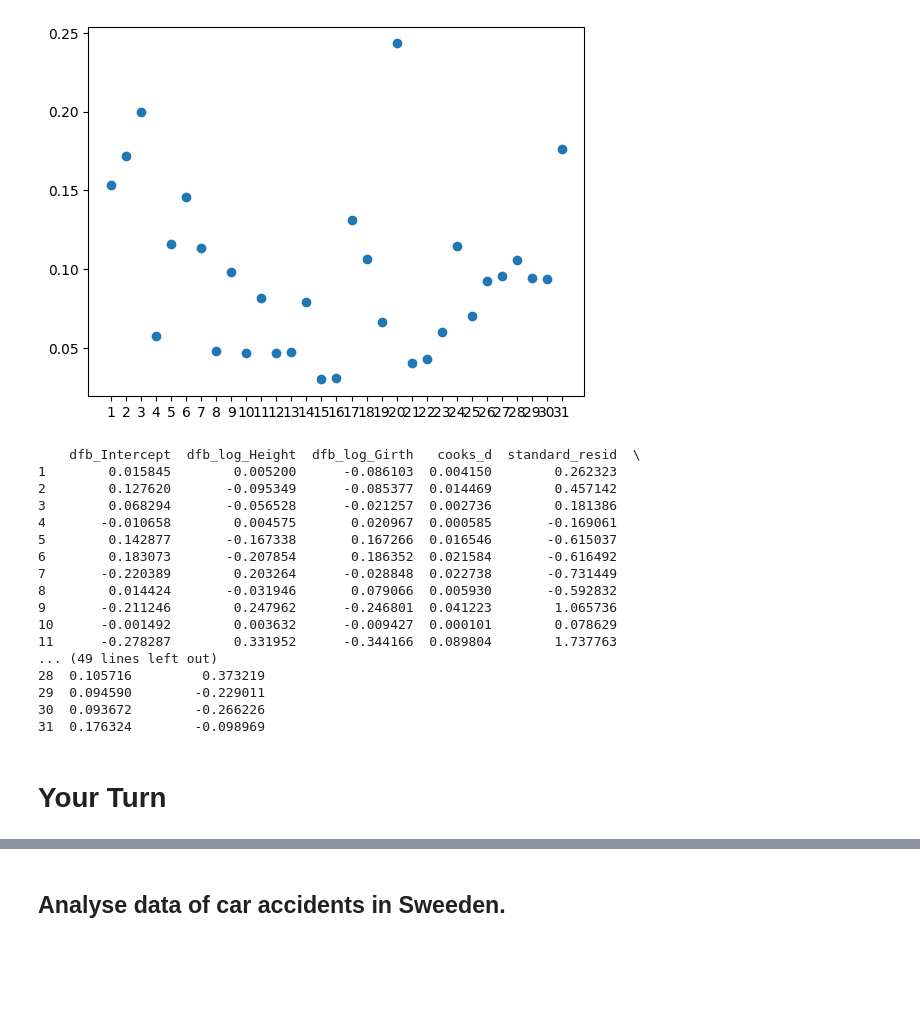
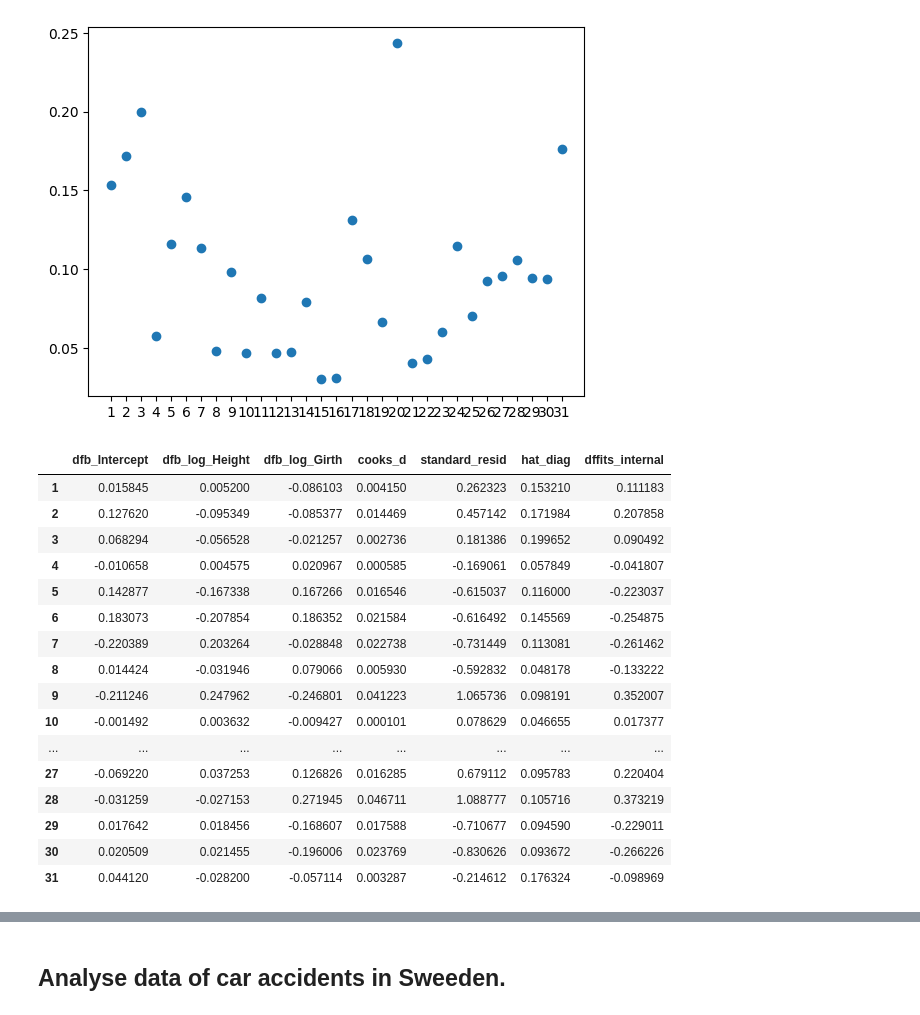
Before and after one commit to francji1/01ZLMA, a Jupyter notebook: code/01ZLMA_ex05_GLM_Model_Diagnostics.ipynb, the cells around one changed output, grey strips where cells are left out. Saved outputs shown, nothing was run; the diff lists cells and outputs as text; code cells hidden in the pictures; blank space fills up the shorter version.

```diff
--- a/code/01ZLMA_ex05_GLM_Model_Diagnostics.ipynb
+++ b/code/01ZLMA_ex05_GLM_Model_Diagnostics.ipynb
@@ -1634,24 +1684,22 @@ plt.show()
 # %%
 influence = trees_m3.get_influence()
 inf_sum = influence.summary_frame()
-print(inf_sum)
+inf_sum
 # %% [output]
-    dfb_Intercept  dfb_log_Height  dfb_log_Girth   cooks_d  standard_resid  \
-1        0.015845        0.005200      -0.086103  0.004150        0.262323
-2        0.127620       -0.095349      -0.085377  0.014469        0.457142
-3        0.068294       -0.056528      -0.021257  0.002736        0.181386
-4       -0.010658        0.004575       0.020967  0.000585       -0.169061
-5        0.142877       -0.167338       0.167266  0.016546       -0.615037
-6        0.183073       -0.207854       0.186352  0.021584       -0.616492
-7       -0.220389        0.203264      -0.028848  0.022738       -0.731449
-8        0.014424       -0.031946       0.079066  0.005930       -0.592832
-9       -0.211246        0.247962      -0.246801  0.041223        1.065736
-10      -0.001492        0.003632      -0.009427  0.000101        0.078629
-11      -0.278287        0.331952      -0.344166  0.089804        1.737763
-... (49 lines left out)
-28  0.105716         0.373219
-29  0.094590        -0.229011
-30  0.093672        -0.266226
-31  0.176324        -0.098969
+|  | dfb_Intercept | dfb_log_Height | dfb_log_Girth | cooks_d | standard_resid | hat_diag | dffits_internal |
+| 1 | 0.015845 | 0.005200 | -0.086103 | 0.004150 | 0.262323 | 0.153210 | 0.111183 |
+| 2 | 0.127620 | -0.095349 | -0.085377 | 0.014469 | 0.457142 | 0.171984 | 0.207858 |
+| 3 | 0.068294 | -0.056528 | -0.021257 | 0.002736 | 0.181386 | 0.199652 | 0.090492 |
+| 4 | -0.010658 | 0.004575 | 0.020967 | 0.000585 | -0.169061 | 0.057849 | -0.041807 |
+| 5 | 0.142877 | -0.167338 | 0.167266 | 0.016546 | -0.615037 | 0.116000 | -0.223037 |
+| 6 | 0.183073 | -0.207854 | 0.186352 | 0.021584 | -0.616492 | 0.145569 | -0.254875 |
+| 7 | -0.220389 | 0.203264 | -0.028848 | 0.022738 | -0.731449 | 0.113081 | -0.261462 |
+| 8 | 0.014424 | -0.031946 | 0.079066 | 0.005930 | -0.592832 | 0.048178 | -0.133222 |
+| 9 | -0.211246 | 0.247962 | -0.246801 | 0.041223 | 1.065736 | 0.098191 | 0.352007 |
+| 10 | -0.001492 | 0.003632 | -0.009427 | 0.000101 | 0.078629 | 0.046655 | 0.017377 |
+| ... | ... | ... | ... | ... | ... | ... | ... |
+| 27 | -0.069220 | 0.037253 | 0.126826 | 0.016285 | 0.679112 | 0.095783 | 0.220404 |
+| 28 | -0.031259 | -0.027153 | 0.271945 | 0.046711 | 1.088777 | 0.105716 | 0.373219 |
+| 29 | 0.017642 | 0.018456 | -0.168607 | 0.017588 | -0.710677 | 0.094590 | -0.229011 |
+| 30 | 0.020509 | 0.021455 | -0.196006 | 0.023769 | -0.830626 | 0.093672 | -0.266226 |
+| 31 | 0.044120 | -0.028200 | -0.057114 | 0.003287 | -0.214612 | 0.176324 | -0.098969 |
-# %% [markdown]
-# Your Turn
```
Also changed, not shown: parts of 26 cells of this notebook.
